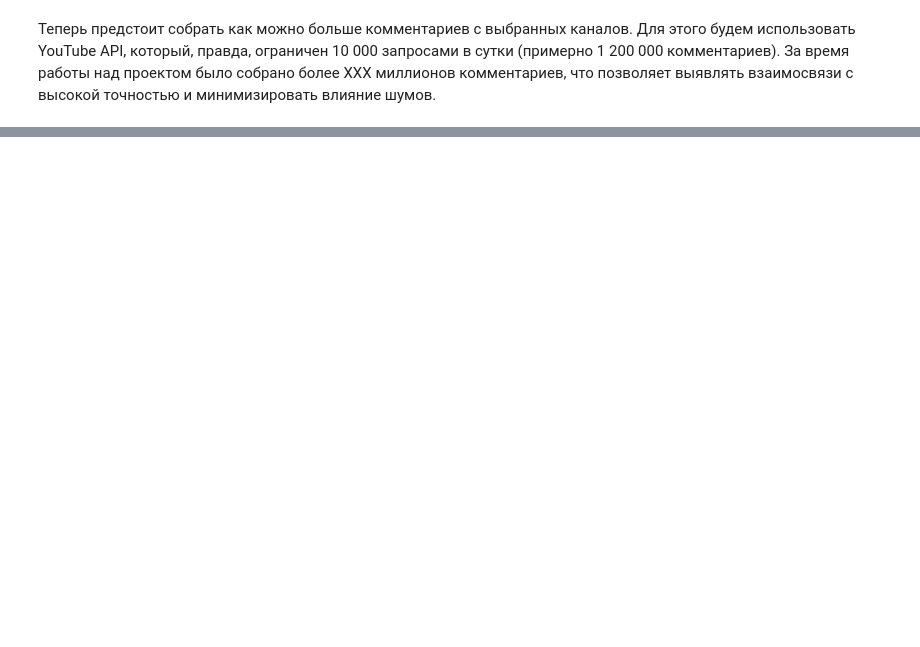
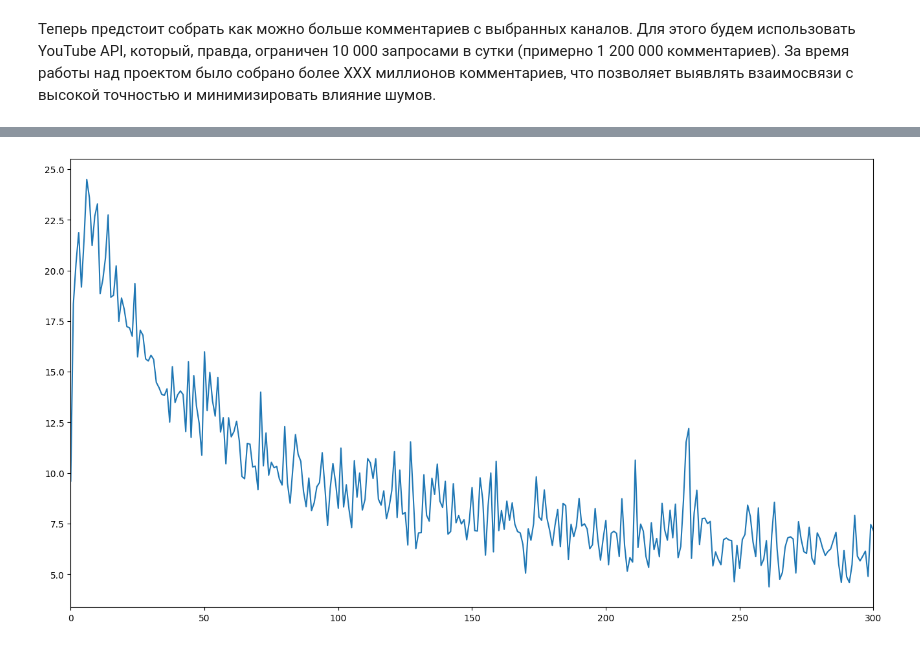
Before and after one commit to IBroccol/CommentsAnalyze, a Jupyter notebook: main.ipynb, the cells around one changed output, grey strips where cells are left out. Drawn from its saved outputs; the diff is of its cells as text; code cells hidden in the pictures; blank space fills up the shorter version.

```diff
--- a/main.ipynb
+++ b/main.ipynb
@@ -183,0 +362,32 @@ Name: Text, dtype: int64
+# %%
+fig, ax = plt.subplots(figsize=(16,9))
+
+# plot_data = ALL_DATA[["Time delta","Likes"]]
+# plot_data = plot_data[plot_data["Time delta"]<=x_lim]
+
+# plot_data = plot_data.groupby("Time delta", as_index=True).mean()
+# # plot_data = plot_data.sort_values(by="Time delta")
+# # plot_data = plot_data["Likes"][::-1].rolling(20).mean()
+# ax.plot(plot_data)
+
+x_lim = 300
+ax.set(xlim=(0, x_lim))
+
+plot_data1 = ALL_DATA[["Time delta","Likes"]]
+plot_data1 = plot_data1[plot_data1["Time delta"]<=x_lim]
+plot_data1 = del_outliers(plot_data1, "Likes", 0.999)
+
+# n_bars=30
+# bar_width = int(x_lim/n_bars)
+
+# plot_data1['x'] = pd.cut(plot_data1["Time delta"], bins = range(0, x_lim+1, bar_width), labels=range(0, x_lim, bar_width))
+
+
+plot_data1 = plot_data1.groupby(by='Time delta', as_index=False).mean()
+#ax.bar(plot_data1["x"], plot_data1["Likes"], bar_width)
+
+ax.plot(plot_data1["Likes"])
+
+fig.show()
+# %% [output]
+[figure, added]
```
Also changed, not shown: parts of 12 cells of this notebook, 3 other files.
